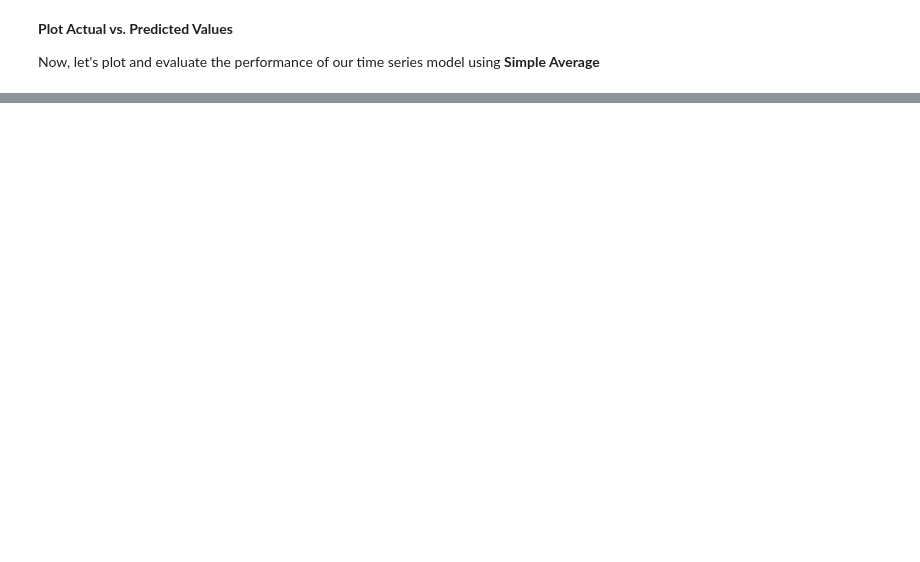
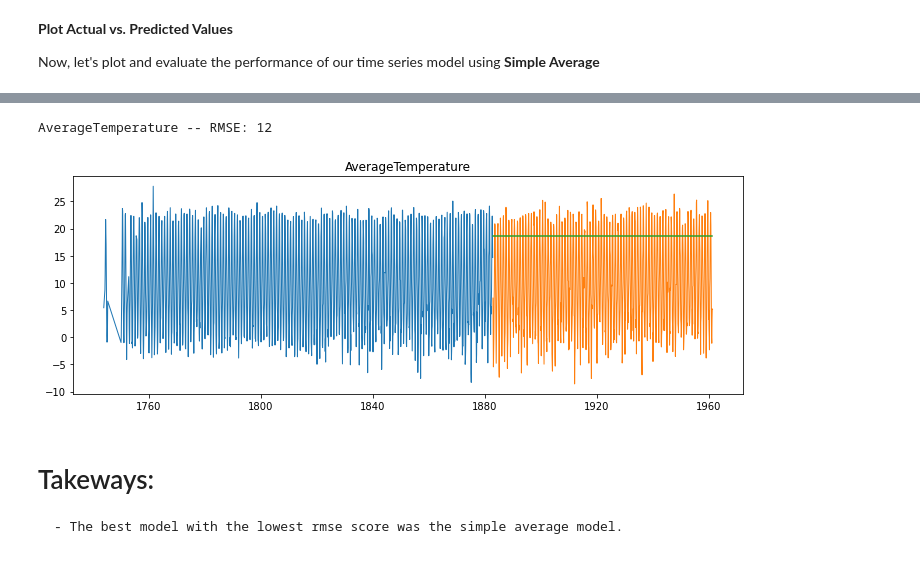
Before and after one commit to LinhQuach13/time-series-exercises, a Jupyter notebook: MajorCityTemps.ipynb, the cells around one changed output, grey strips where cells are left out. Saved outputs shown, nothing was run; the diff lists cells and outputs as text; code cells hidden in the pictures; blank space fills up the shorter version.

```diff
--- a/MajorCityTemps.ipynb
+++ b/MajorCityTemps.ipynb
@@ -370,0 +460,4 @@ Index(['AverageTemperature', 'AverageTemperatureUncertainty'], dtype='object')
+# %%
+#Making predictions using make_predictions function
+yhat_df_ma = make_predictions(temp_ma)
+yhat_df_ma.head()
@@ -370,0 +472,6 @@ Index(['AverageTemperature', 'AverageTemperatureUncertainty'], dtype='object')
+# %%
+#Visualize it
+plot_and_eval(yhat_df_ma, 'AverageTemperature')
+# %% [output]
+AverageTemperature -- RMSE: 12
+[figure, added]
@@ -370,0 +494,3 @@ Index(['AverageTemperature', 'AverageTemperatureUncertainty'], dtype='object')
+# %% [markdown]
+# Takeways:
+    - The best model with the lowest rmse score was the simple average model.
```
Also changed, not shown: parts of 42 cells of this notebook.
